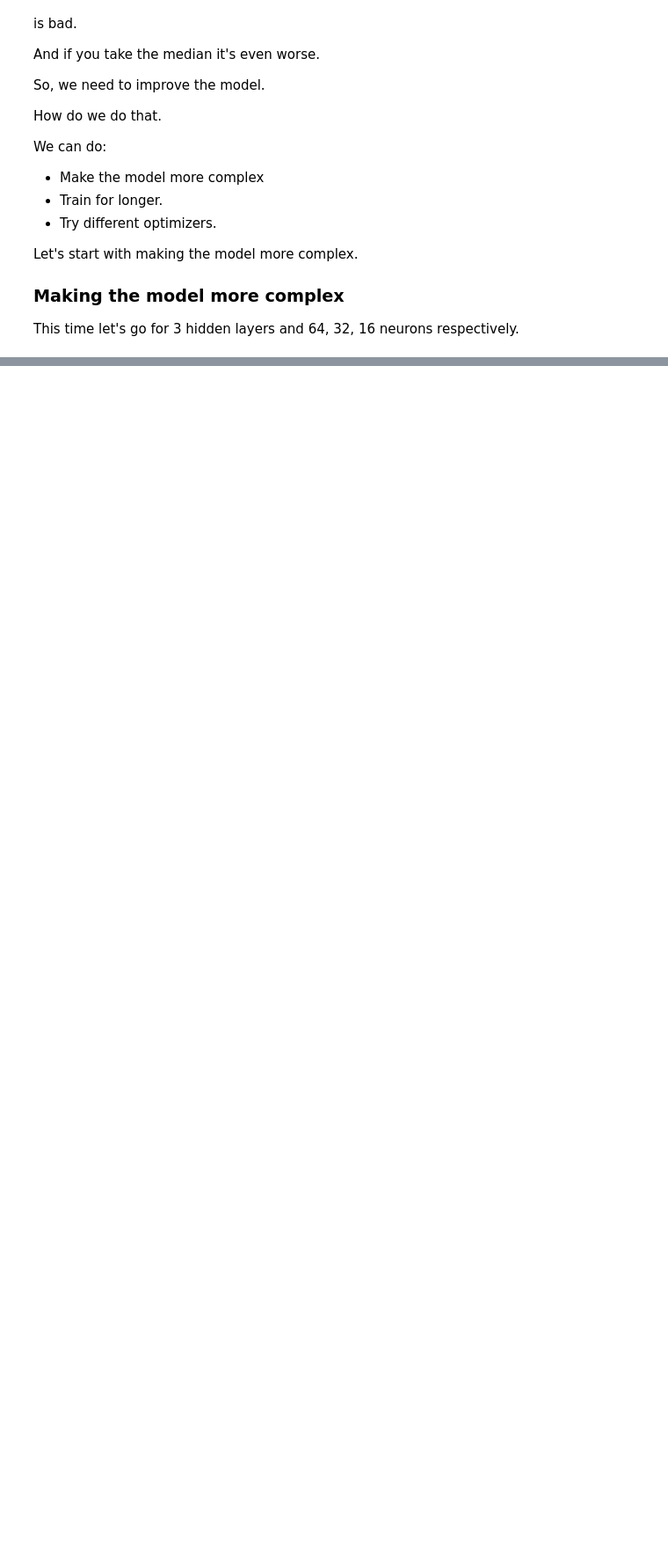
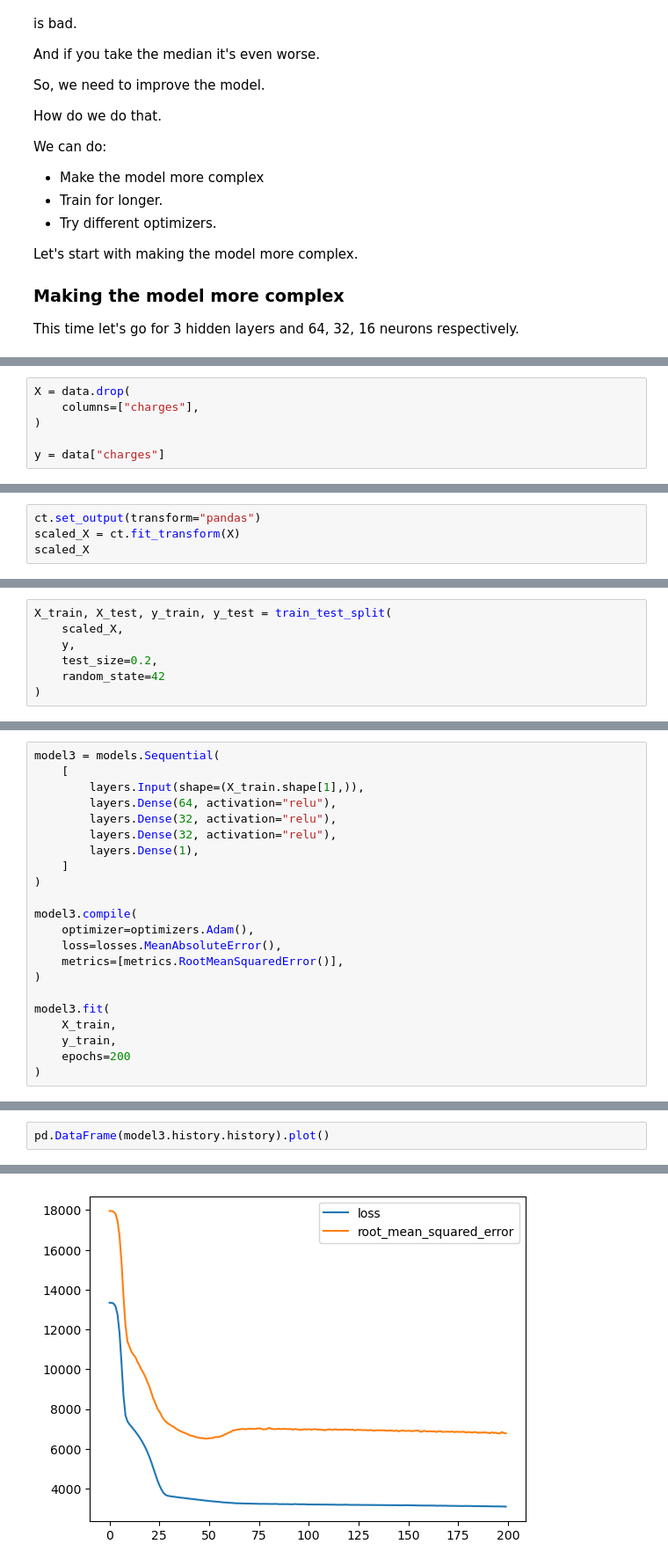
Before and after one commit to RishatTalukder/Deep_Learning_With_Tensorflow, a Jupyter notebook: 2_regression/2_regression_project.ipynb, the cells around one changed output, grey strips where cells are left out. Shown at 88% size. Cells and saved outputs as stored; diff of their text form; blank space fills up the shorter version.

```diff
--- a/2_regression/2_regression_project.ipynb
+++ b/2_regression/2_regression_project.ipynb
@@ -418,0 +681,6 @@ model2.fit(
+# %%
+X = data.drop(
+    columns=["charges"],
+)
+
+y = data["charges"]
@@ -418,0 +689,4 @@ model2.fit(
+# %%
+ct.set_output(transform="pandas")
+scaled_X = ct.fit_transform(X)
+scaled_X
@@ -418,0 +711,7 @@ model2.fit(
+# %%
+X_train, X_test, y_train, y_test = train_test_split(
+    scaled_X,
+    y,
+    test_size=0.2,
+    random_state=42
+)
@@ -418,0 +722,22 @@ model2.fit(
+# %%
+model3 = models.Sequential(
+    [
+        layers.Input(shape=(X_train.shape[1],)),
+        layers.Dense(64, activation="relu"),
+        layers.Dense(32, activation="relu"),
+        layers.Dense(32, activation="relu"),
+        layers.Dense(1),
+    ]
+)
+
+model3.compile(
+    optimizer=optimizers.Adam(),
+    loss=losses.MeanAbsoluteError(),
+    metrics=[metrics.RootMeanSquaredError()],
+)
+
+model3.fit(
+    X_train,
+    y_train,
+    epochs=200
+)
@@ -418,0 +763,3 @@ model2.fit(
+# %%
+pd.DataFrame(model3.history.history).plot()
+# %% [output]
@@ -418,0 +767 @@ model2.fit(
+[figure, added]
```
Also changed, not shown: parts of 34 cells of this notebook.
